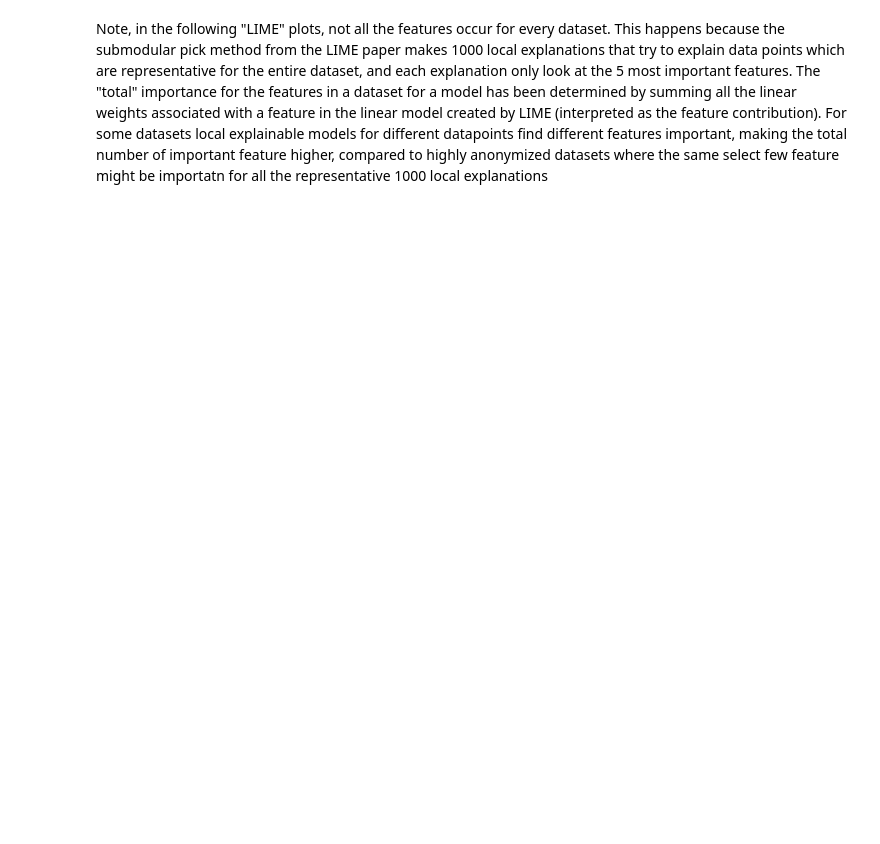
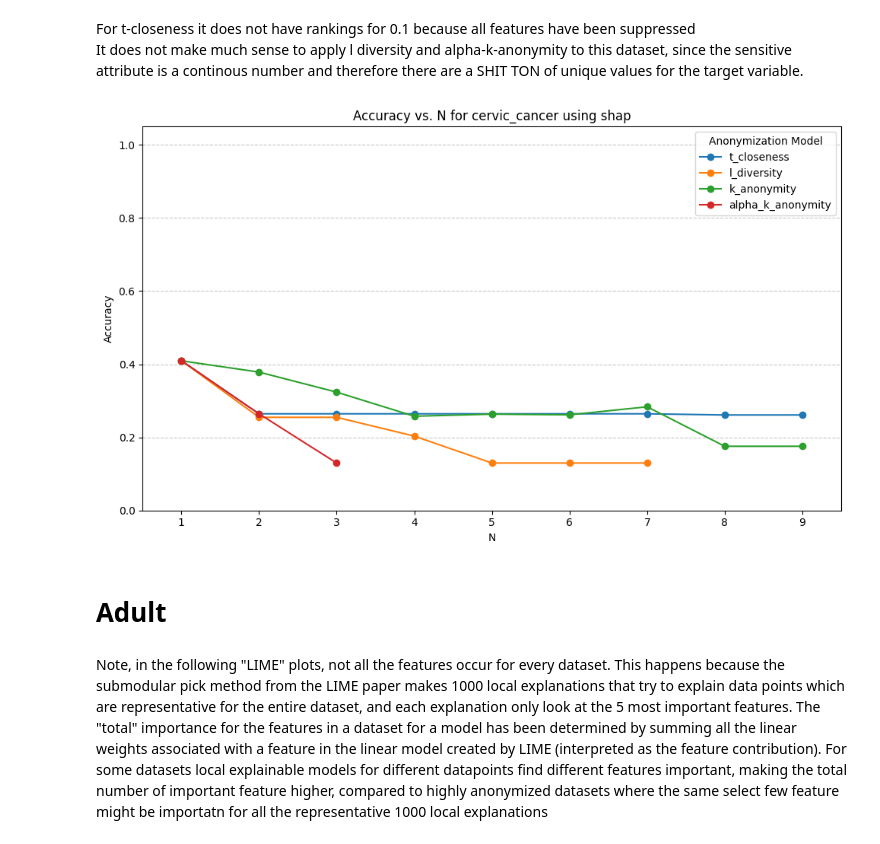
Before and after one commit to Zak9O/Masking-Effects-on-XAI-Techniques, a Jupyter notebook: notebooks/Comparison_Analysis.ipynb, the cells around one changed output. Drawn from its saved outputs; the diff is of its cells as text; code cells hidden in the pictures; blank space fills up the shorter version.

```diff
--- a/notebooks/Comparison_Analysis.ipynb
+++ b/notebooks/Comparison_Analysis.ipynb
@@ -7,3 +15,13 @@ import matplotlib.pyplot as plt
+# %% [markdown]
+For t-closeness it does not have rankings for 0.1 because all features have been suppressed
+It does not make much sense to apply l diversity and alpha-k-anonymity to this dataset, since the sensitive attribute is a continous number and therefore there are a SHIT TON of unique values for the target variable.
+# %%
+cervic_cancer = plot_creator.Comparer("cervic_cancer", "..", [])
+cervic_cancer.plot_accuracy("shap")
+# %% [output]
+[figure, added]
+# %% [markdown]
+# Adult
 # %%
 comparer_lime_k = plot_creator.Comparer("LIME Adult k-anonymity", "../data/adult/lime/k_anonymity", ascending=True)
 comparer_lime_t = plot_creator.Comparer("LIME Adult t-closeness", "../data/adult/lime/t_closeness")
```
Also changed, not shown: parts of 3 cells of this notebook, 1 other file.
